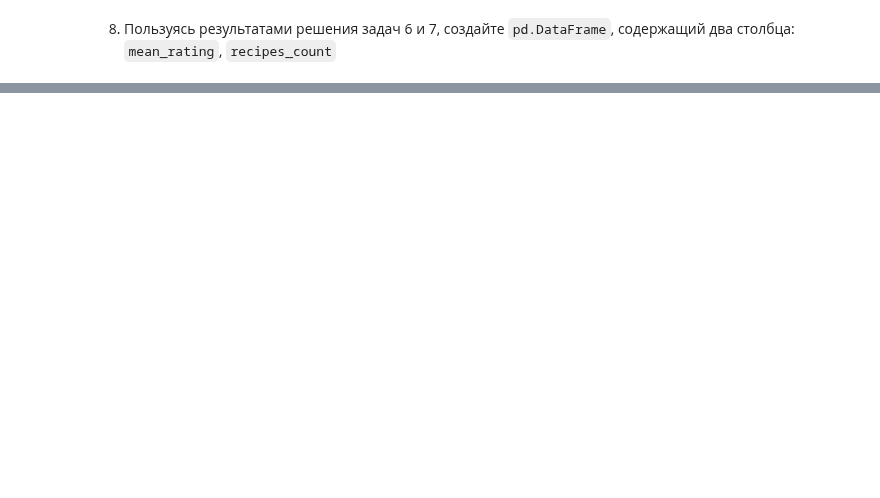
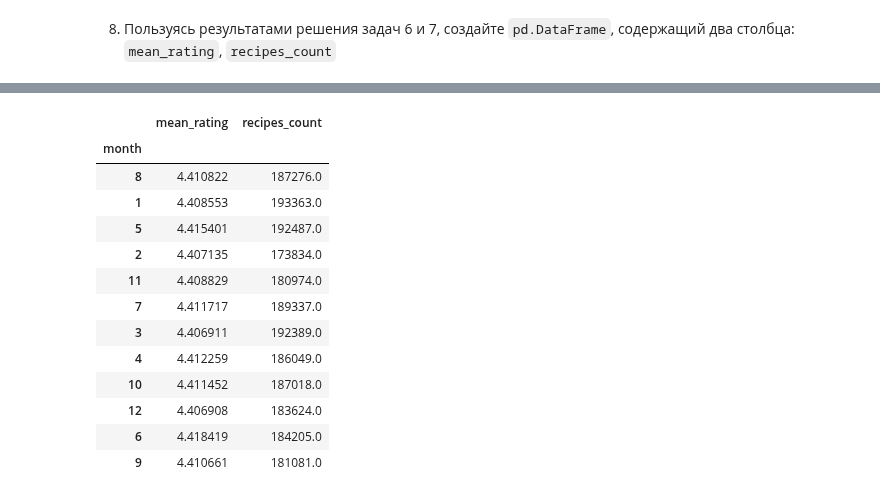
Before and after one commit to Ackrome/FU, a Jupyter notebook: Course_3/TOBD/13_dask_dataframe_Тищенко_Иван.ipynb, the cells around one changed output, grey strips where cells are left out. Drawn from its saved outputs; the diff is of its cells as text; code cells hidden in the pictures; blank space fills up the shorter version.

```diff
--- a/Course_3/TOBD/13_dask_dataframe_Тищенко_Иван.ipynb
+++ b/Course_3/TOBD/13_dask_dataframe_Тищенко_Иван.ipynb
@@ -36,2 +199,37 @@ import dask
 # %% [markdown]
 7. Считайте файлы из архива `reviews_full.zip` (__ЛР12__) в виде `dask.bag`. Пользуясь результатом лабораторной работы 12, рассчитайте среднее значение оценок отзывов с группировкой по месяцам. После завершения всех вычислений преобразуйте результат к `pd.Series`.
+# %%
+def my_loader(data) -> dict:
+
+    json_str, path = data
+    file_number = re.findall('reviews_([0-9]).json', path)
+
+    if file_number is None or len(file_number) != 1:
+        raise ValueError("Не могу извлечь номер файла")
+
+    json_obj = json.loads(json_str)
+    json_obj["rating"] = int(file_number[0])
+    json_obj["date"] = datetime.strptime(json_obj["date"], '%Y-%m-%d')
+    json_obj["month"] = json_obj["date"].month
+
+    return json_obj
+
+def mean(kv):
+
+    key, value = kv
+    ratings = [r for (_, r) in value]
+
+    return key, sum(ratings) / len(ratings)
+
+reviews = db.read_text(r'reviews_full\reviews_full\reviews_*.json', include_path=True).map(my_loader)
+
+month_rating = reviews.map(lambda x: (x['month'], x['rating']))
+
+avg_rating_by_months = month_rating.groupby(lambda x: x[0]).map(mean)
+
+result = avg_rating_by_months.compute()
+res7_series = pd.Series(map(lambda x: x[1], result), index=map(lambda x: x[0], result), name="mean_rating")
+
+
+res7_series.index.name = 'month'
+res7_series
@@ -38,2 +251,7 @@ import dask
 # %% [markdown]
 8. Пользуясь результатами решения задач 6 и 7, создайте `pd.DataFrame`, содержащий два столбца: `mean_rating`, `recipes_count`
+# %%
+res6_series = pd.Series(res6, name="recipes_count")
+
+res6_series.index.name = 'month'
+res6_series
@@ -39,0 +273,18 @@ import dask
+# %%
+res8_df = pd.DataFrame([res7_series, res6_series]).T
+res8_df
+# %% [output]
+|  | mean_rating | recipes_count |
+| month |  |  |
+| 8 | 4.410822 | 187276.0 |
+| 1 | 4.408553 | 193363.0 |
+| 5 | 4.415401 | 192487.0 |
+| 2 | 4.407135 | 173834.0 |
+| 11 | 4.408829 | 180974.0 |
+| 7 | 4.411717 | 189337.0 |
+| 3 | 4.406911 | 192389.0 |
+| 4 | 4.412259 | 186049.0 |
+| 10 | 4.411452 | 187018.0 |
+| 12 | 4.406908 | 183624.0 |
+| 6 | 4.418419 | 184205.0 |
+| 9 | 4.410661 | 181081.0 |
```
Also changed, not shown: parts of 19 cells of this notebook, 1 other file.
